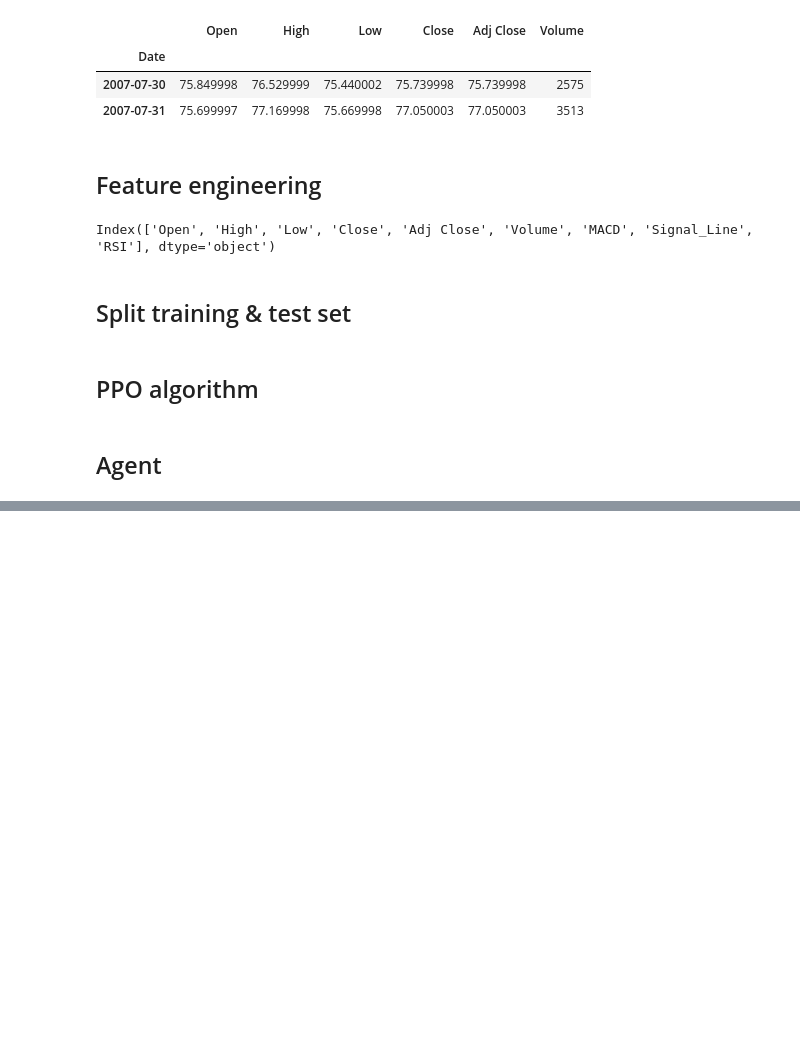
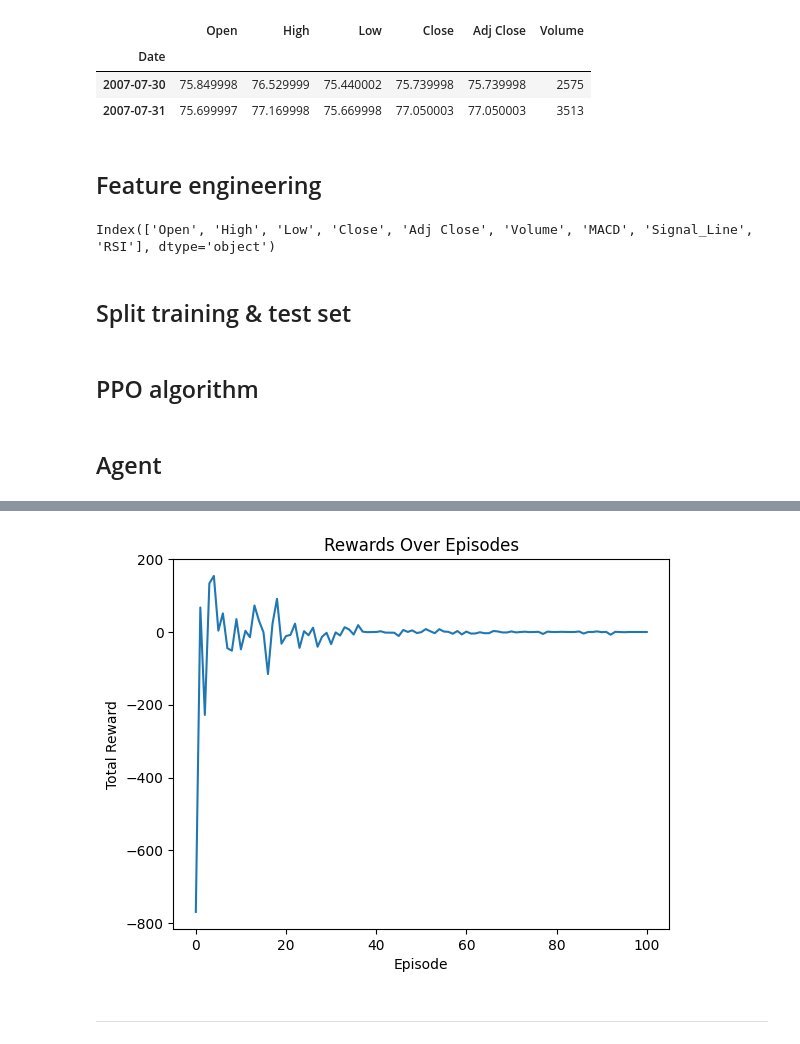
Before and after one commit to ramonges/Reinforcement-Learning-Project, a Jupyter notebook: src/ppoagent.ipynb, the cells around one changed output, grey strips where cells are left out. Saved outputs shown, nothing was run; the diff lists cells and outputs as text; code cells hidden in the pictures; blank space fills up the shorter version.

Commit message:
updates to ppo agent
- changed to pytorch
- it learns to not trade

```diff
--- a/src/ppoagent.ipynb
+++ b/src/ppoagent.ipynb
@@ -477,0 +366,52 @@ IndexError: list index out of range
+# %%
+import matplotlib.pyplot as plt
+import torch
+from tqdm import tqdm
+
+
+state_dim = 3
+action_dim = 3
+
+episode_count = 100
+
+
+env = TradingEnvironment(data=X_train)
+agent = Agent(state_dim=state_dim, action_dim=action_dim, n_epochs=5, batch_size=64)
+
+episode_rewards = []
+
+pbar = tqdm(range(episode_count + 1), desc='Training Progress')
+for episode in pbar:
+    state = env.reset()  # State is now a torch tensor
+    total_episode_reward = 0
+
+    while True:
+
+        action, log_prob = agent.act(state)
+        next_state, reward, done, _ = env.step(action)
+
+        # Store transition in agent memory as tensors
+        agent.store_transition(state, action, log_prob, reward, done)
+
+        state = next_state
+        total_episode_reward += reward
+
+        if done:
+            break
+
+    agent.learn()
+
+    episode_rewards.append(total_episode_reward)
+
+    pbar.set_description(f"Reward: {total_episode_reward:.3f}")
+    pbar.refresh()
+
+plt.plot(episode_rewards)
+plt.title('Rewards Over Episodes')
+plt.xlabel('Episode')
+plt.ylabel('Total Reward')
+plt.show()
+# %% [output]
+[figure, added]
+# %% [markdown]
+---
```
Also changed, not shown: parts of 18 cells of this notebook, 1 other file.
